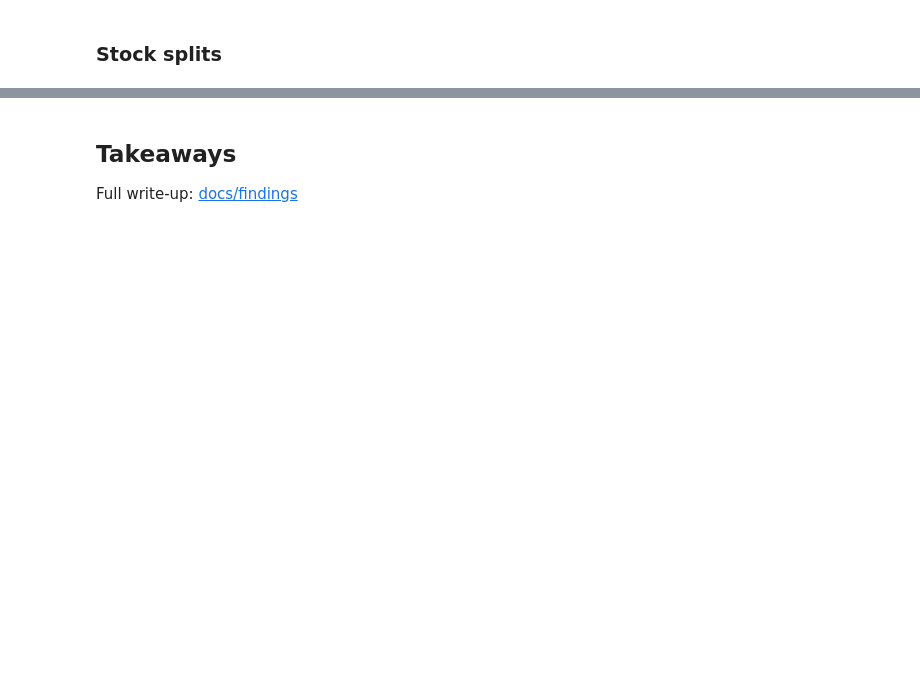
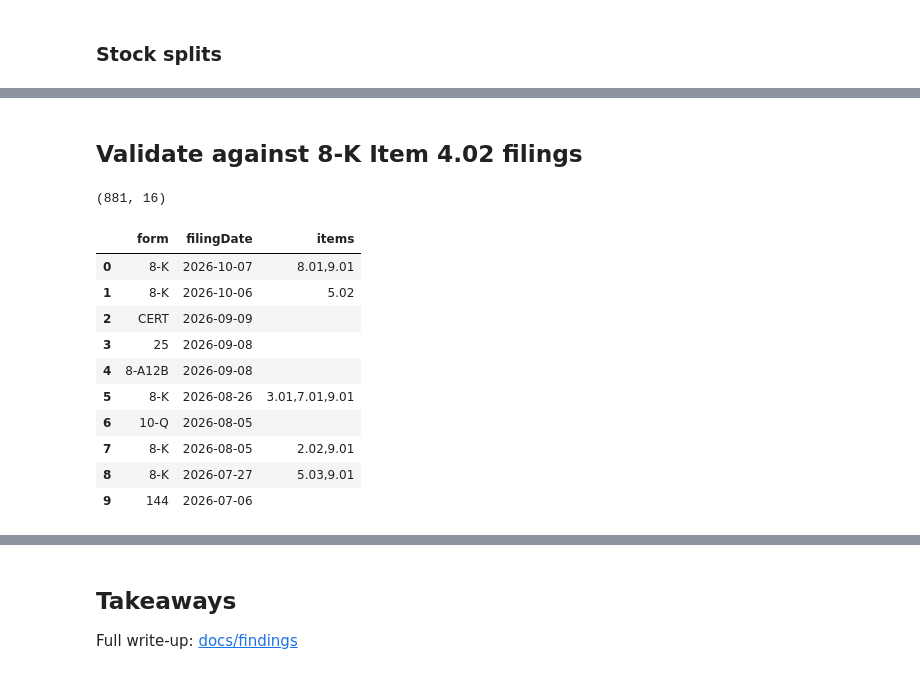
Before and after one commit to mohsenyniki/edgar-restatement-tracker, a Jupyter notebook: notebooks/01_restatement_prototype.ipynb, the cells around one changed output, grey strips where cells are left out. Saved outputs shown, nothing was run; the diff lists cells and outputs as text; code cells hidden in the pictures; blank space fills up the shorter version.

```diff
--- a/notebooks/01_restatement_prototype.ipynb
+++ b/notebooks/01_restatement_prototype.ipynb
@@ -119,0 +187,25 @@ apple_changes[apple_changes["split_like"]].groupby("filed").size()
+# %% [markdown]
+## Validate against 8-K Item 4.02 filings
+# %%
+## Loading 8-K filings
+from sec_client import normalize_cik
+cik = normalize_cik("1637459")
+with open(f"../data/raw/submissions/CIK{cik}.json") as f:
+    subs = json.load(f)
+
+filings = pd.DataFrame(subs["filings"]["recent"])
+print(filings.shape)
+filings[["form", "filingDate", "items"]].head(10)
+# %% [output]
+(881, 16)
+|  | form | filingDate | items |
+| 0 | 8-K | 2026-10-07 | 8.01,9.01 |
+| 1 | 8-K | 2026-10-06 | 5.02 |
+| 2 | CERT | 2026-09-09 |  |
+| 3 | 25 | 2026-09-08 |  |
+| 4 | 8-A12B | 2026-09-08 |  |
+| 5 | 8-K | 2026-08-26 | 3.01,7.01,9.01 |
+| 6 | 10-Q | 2026-08-05 |  |
+| 7 | 8-K | 2026-08-05 | 2.02,9.01 |
+| 8 | 8-K | 2026-07-27 | 5.03,9.01 |
+| 9 | 144 | 2026-07-06 |  |
```
Also changed, not shown: parts of 9 cells of this notebook, 3 other files.
